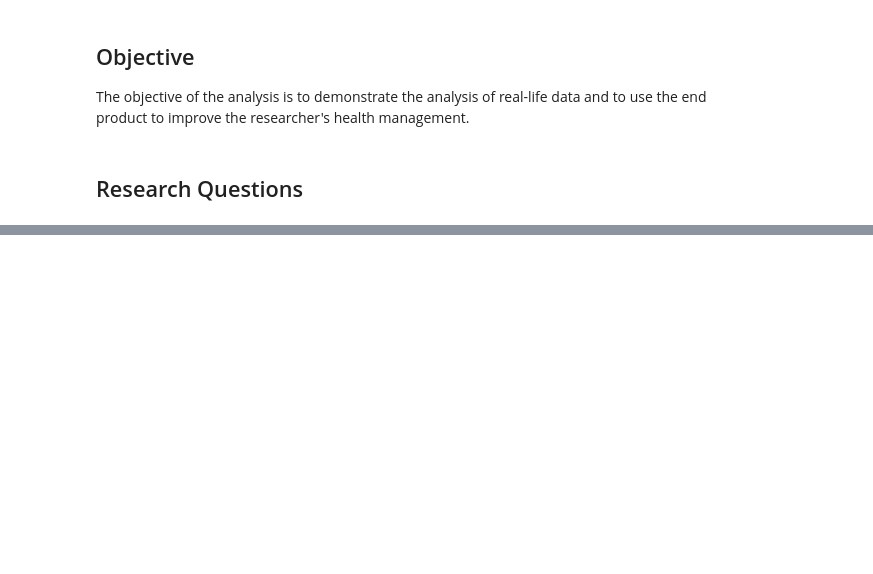
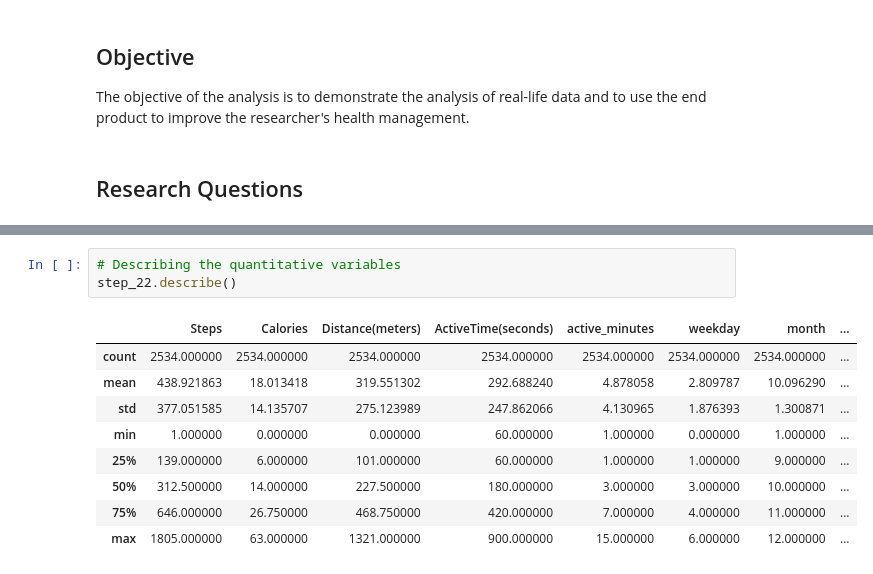
Before and after one commit to Lamozain/steps_2022, a Jupyter notebook: steps_analysis_notebook_2022.ipynb, the cells around one changed output, grey strips where cells are left out. Cells and saved outputs as stored; diff of their text form; blank space fills up the shorter version.

```diff
--- a/steps_analysis_notebook_2022.ipynb
+++ b/steps_analysis_notebook_2022.ipynb
@@ -38,0 +164,13 @@ The objective of the analysis is to demonstrate the analysis of real-life data a
+# %%
+# Describing the quantitative variables
+step_22.describe()
+# %% [output]
+|  | Steps | Calories | Distance(meters) | ActiveTime(seconds) | active_minutes | weekday | month | ... |
+| count | 2534.000000 | 2534.000000 | 2534.000000 | 2534.000000 | 2534.000000 | 2534.000000 | 2534.000000 | ... |
+| mean | 438.921863 | 18.013418 | 319.551302 | 292.688240 | 4.878058 | 2.809787 | 10.096290 | ... |
+| std | 377.051585 | 14.135707 | 275.123989 | 247.862066 | 4.130965 | 1.876393 | 1.300871 | ... |
+| min | 1.000000 | 0.000000 | 0.000000 | 60.000000 | 1.000000 | 0.000000 | 1.000000 | ... |
+| 25% | 139.000000 | 6.000000 | 101.000000 | 60.000000 | 1.000000 | 1.000000 | 9.000000 | ... |
+| 50% | 312.500000 | 14.000000 | 227.500000 | 180.000000 | 3.000000 | 3.000000 | 10.000000 | ... |
+| 75% | 646.000000 | 26.750000 | 468.750000 | 420.000000 | 7.000000 | 4.000000 | 11.000000 | ... |
+| max | 1805.000000 | 63.000000 | 1321.000000 | 900.000000 | 15.000000 | 6.000000 | 12.000000 | ... |
```
Also changed, not shown: parts of 17 cells of this notebook, 1 other file.
